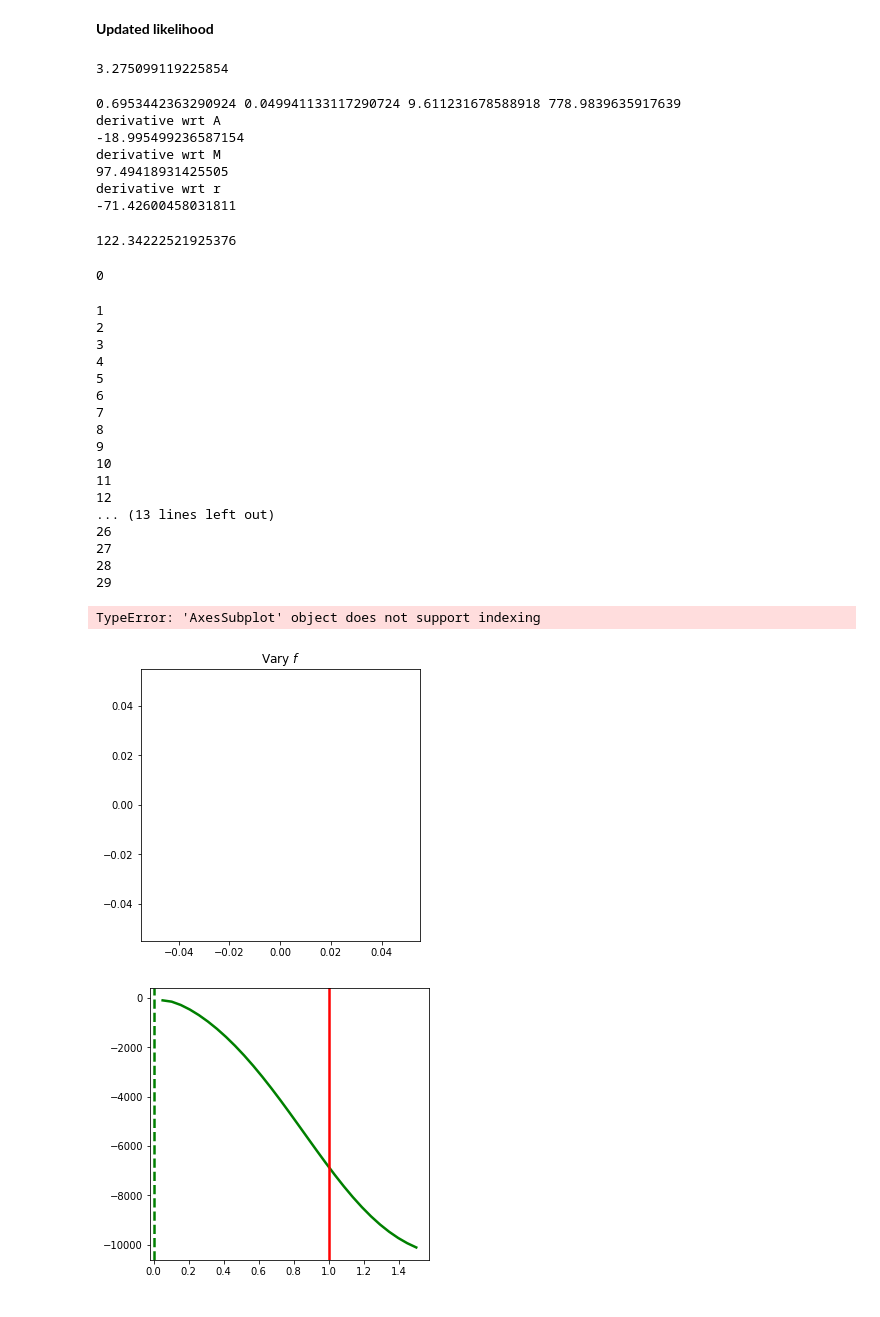
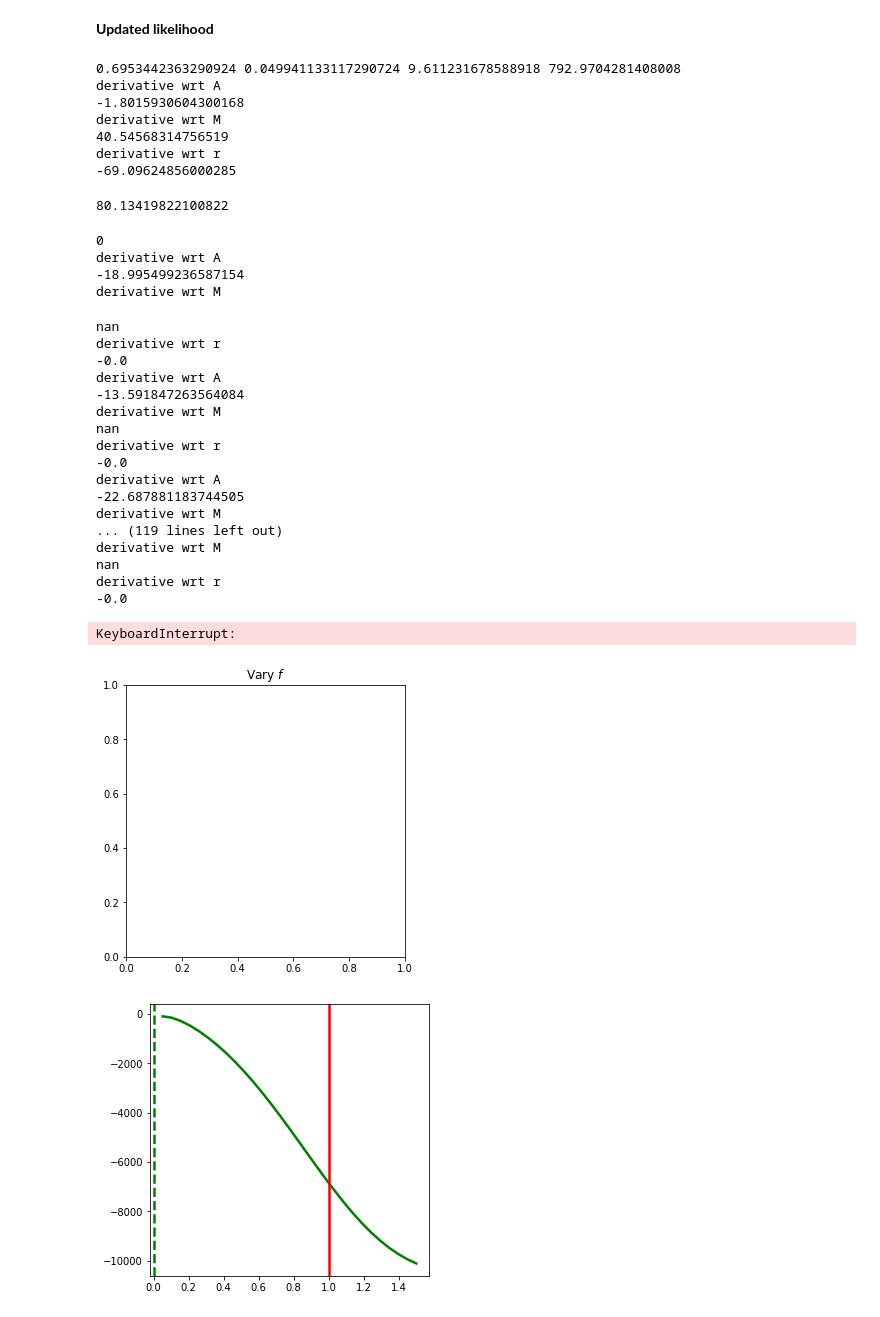
Before and after one commit to SvPoder/exoplanets, a Jupyter notebook: jupyter-notebook/reconstructed_DM_likelihood.ipynb, the cells around one changed output. Drawn from its saved outputs; the diff is of its cells as text; code cells hidden in the pictures.

```diff
--- a/jupyter-notebook/reconstructed_DM_likelihood.ipynb
+++ b/jupyter-notebook/reconstructed_DM_likelihood.ipynb
@@ -1163,26 +1188,22 @@ def residual(p, robs, sigma_robs, Mobs, sigma_Mobs, Aobs, sigma_Aobs, Tobs, sigm
                                           size=size, h=h)
     # return
     return -0.5*np.sum((Tmodel-Tobs)**2/(sigma_Tobs**2 + _sigma_Tmodel2))
-# %%
-0.9825297357677562/0.3
-# %% [output]
-3.275099119225854
 # %%
 i = 0
 print(robs[i], Mobs[i], Aobs[i], Tobs[i])
 
 np.sqrt(sigma_Tmodel2(robs[i], Mobs[i], Aobs[i], sigmarobs[i], sigmaMobs[i], sigmaAobs[i],
-              points, values, [1., 1.5, 20.], v=100., R=R_jup.value, Rsun=8.178,
+              Teff[i], points, values, [1., 1.5, 20.], v=100., R=R_jup.value, Rsun=8.178,
               epsilon=1., size=7000, h=1e-3))
 # %% [output]
-0.6953442363290924 0.049941133117290724 9.611231678588918 778.9839635917639
+0.6953442363290924 0.049941133117290724 9.611231678588918 792.9704281408008
 derivative wrt A
--18.995499236587154
+-1.8015930604300168
 derivative wrt M
-97.49418931425505
+40.54568314756519
 derivative wrt r
--71.42600458031811
+-69.09624856000285
-122.34222521925376
+80.13419822100822
 # %%
 import mock_generation
 import imp
@@ -1211,43 +1232,65 @@ heat_int = heat(Teff, np.ones(len(Teff))*R_jup.value)
+# %%
+fig, ax = plt.subplots(1, 1, figsize=(5, 5))
+
+
+Npoints = 30
+
+ax.set_title("Vary $f$")
+f      = np.linspace(0, 1.5, Npoints)
+like_f = np.zeros(Npoints)
+for i in range(Npoints):
+    print(i)
+    like_f[i] = residual([f[i], gamma_true, rs_true], robs, sigmarobs, Mobs, sigmaMobs, Aobs, sigmaAobs,
+                         Tobs, sigmaTobs, Teff, points, values,
+                         v=100., size=7000, h=1e-3, R=R_jup.value, Rsun=8.178, epsilon=1)
+
+ax.plot(f, -like_f+np.max(like_f), color="green", lw=2.5);
+ax.axvline(f[np.argmax(like_f)], color="green", lw=2.5, ls="--")
+ax.axvline(f_true, color="red", lw=2.5); ax.set_ylim(0, 10); ax.set_xlim(0.2, 1.5)
+ax.axhline(4, color="grey", ls="--", lw=2.5)
 # %%
 fig, ax = plt.subplots(1, 1, figsize=(5, 5))
 
 
 Npoints = 30
 
 ax.set_title("Vary $f$")
 f      = np.linspace(0, 1.5, Npoints)
 like_f = np.zeros(Npoints)
 for i in range(Npoints):
     print(i)
     like_f[i] = residual([f[i], gamma_true, rs_true], robs, sigmarobs, Mobs, sigmaMobs, Aobs, sigmaAobs,
-                         Tobs, sigmaTobs, heat_int, points, values,
-                         v=None, size=7000, h=1e-3, R=R_jup.value, Rsun=8.178, epsilon=1)
+                         Tobs, sigmaTobs, Teff, points, values,
+                         v=100., size=7000, h=1e-3, R=R_jup.value, Rsun=8.178, epsilon=1)
 
 ax.plot(f, -like_f+np.max(like_f), color="green", lw=2.5);
 ax.axvline(f[np.argmax(like_f)], color="green", lw=2.5, ls="--")
 ax.axvline(f_true, color="red", lw=2.5); ax.set_ylim(0, 10); ax.set_xlim(0.2, 1.5)
 ax.axhline(4, color="grey", ls="--", lw=2.5)
 # %% [output]
 0
+derivative wrt A
+-18.995499236587154
+derivative wrt M
-1
-2
-3
-4
-5
-6
-7
-8
-9
-10
-11
-12
-... (13 lines left out)
-26
-27
-28
-29
+nan
+derivative wrt r
+-0.0
+derivative wrt A
+-13.591847263564084
+derivative wrt M
+nan
+derivative wrt r
+-0.0
+derivative wrt A
+-22.687881183744505
+derivative wrt M
+... (119 lines left out)
+derivative wrt M
+nan
+derivative wrt r
+-0.0
-TypeError: 'AxesSubplot' object does not support indexing
+KeyboardInterrupt:
-[figure, old version]
+[figure, new version]
 # %%
 fig, ax = plt.subplots(1, 1, figsize=(5, 5))
 
```
Also changed, not shown: parts of 2 cells of this notebook, 1 other file.
